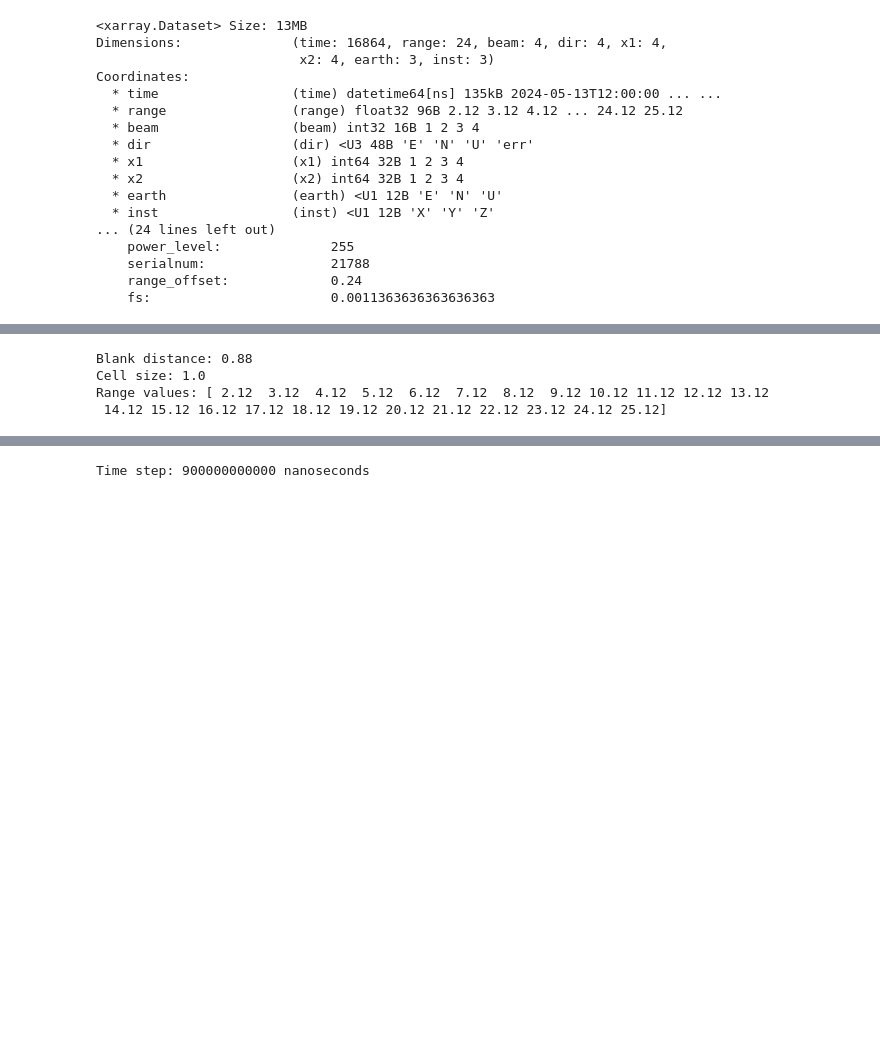
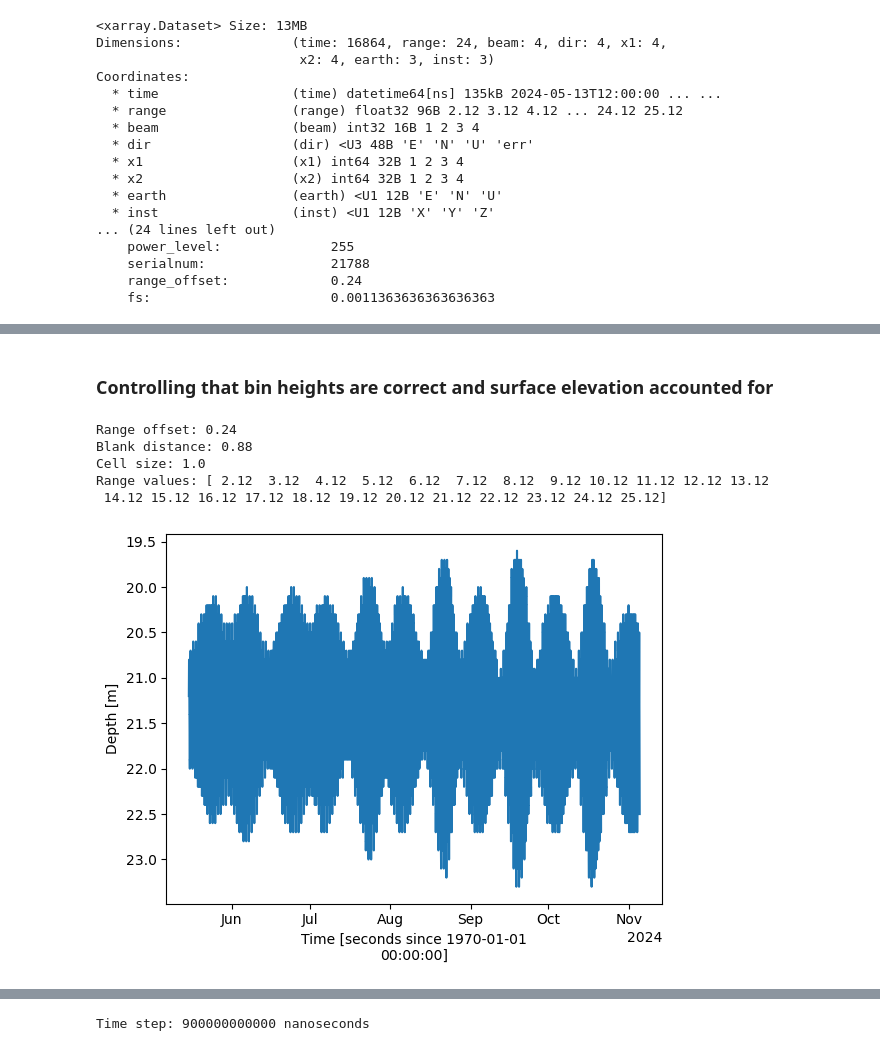
Before and after one commit to AnurovaPrykhodko/ADCP-internship, a Jupyter notebook: raw_data_processing.ipynb, the cells around one changed output, grey strips where cells are left out. Cells and saved outputs as stored; diff of their text form; code cells hidden in the pictures; blank space fills up the shorter version.

```diff
--- a/raw_data_processing.ipynb
+++ b/raw_data_processing.ipynb
@@ -34,12 +60,24 @@ Coordinates:
+# %% [markdown]
+### Controlling that bin heights are correct and surface elevation accounted for
 # %%
-#not sure if 0 corresponds to seafloor
-#is center of fist bin corresponding to deployment height(?) + blank distance + cell size/2 ?
-print(f"Blank distance: {ds.attrs.get('blank_dist')}")
-print(f"Cell size: {ds.attrs.get('cell_size')}")
-print(f"Range values: {ds['range'].values}")
+#0 already corresponds to seafloor
+#center of first bin corresponds to range_offset + blank_dist + cell_size
+
+print(f"Range offset: {ds_1.attrs.get('range_offset'):.2f}")
+print(f"Blank distance: {ds_1.attrs.get('blank_dist')}")
+print(f"Cell size: {ds_1.attrs.get('cell_size')}")
+print(f"Range values: {ds_1['range'].values}")
+
+
+#surface elevation accounted for, depth varies
+ds_1.depth.plot()
+plt.gca().invert_yaxis()
+plt.show()
 # %% [output]
+Range offset: 0.24
 Blank distance: 0.88
 Cell size: 1.0
 Range values: [ 2.12  3.12  4.12  5.12  6.12  7.12  8.12  9.12 10.12 11.12 12.12 13.12
  14.12 15.12 16.12 17.12 18.12 19.12 20.12 21.12 22.12 23.12 24.12 25.12]
+[figure, added]
 # %% [markdown]
```
Also changed, not shown: parts of 20 cells of this notebook, 2 other files.
